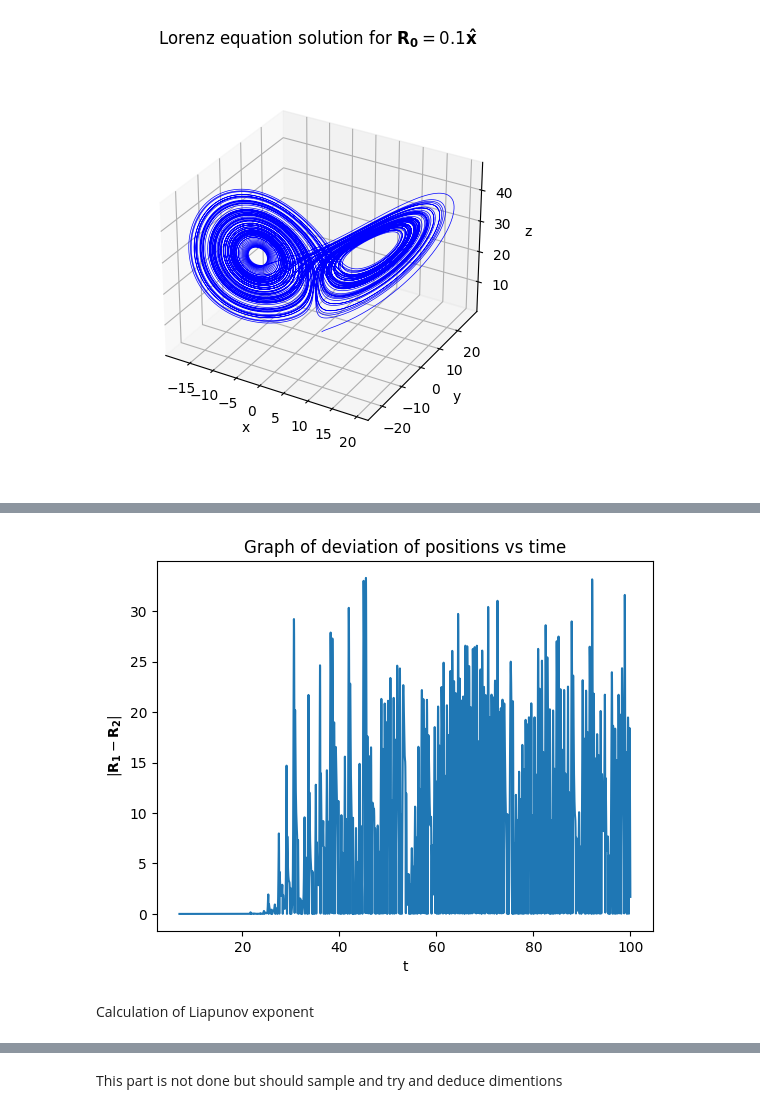
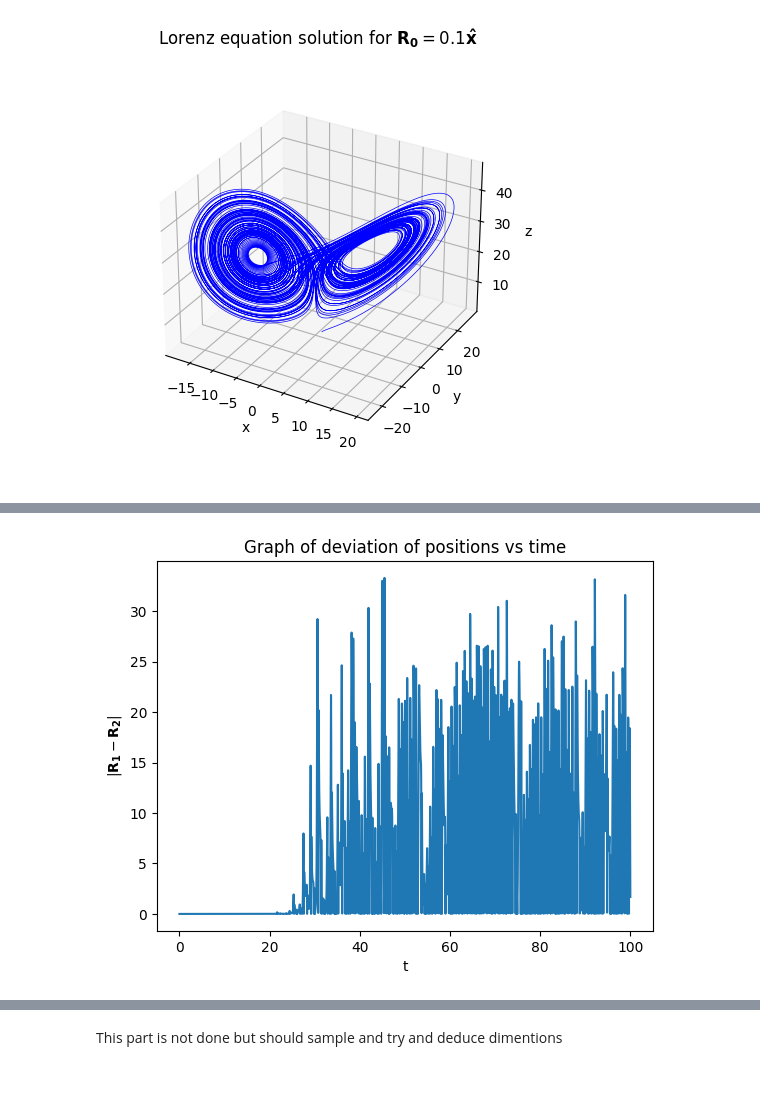
Before and after one commit to Williame33445/physics-projects, a Jupyter notebook: chaos-simulations/lorenz-eq.ipynb, the cells around one changed output, grey strips where cells are left out. Saved outputs shown, nothing was run; the diff lists cells and outputs as text; code cells hidden in the pictures; blank space fills up the shorter version.

```diff
--- a/chaos-simulations/lorenz-eq.ipynb
+++ b/chaos-simulations/lorenz-eq.ipynb
@@ -92,17 +110,11 @@ t2,R2 = simulateLorenz(np.array([1+delta,1,1]))
 deviationList = [np.linalg.norm(R1[i][2]-R2[i][2]) for i in range(len(R1))]
 # %%
 
-#plots deviation, taking into account the time taken to get to butterfly
-
-deviationList = deviationList[7000:]
-T = t1[7000:]
-
-plt.plot(T,deviationList)
+#plots deviation
+plt.plot(t1,deviationList)
 plt.xlabel("t")
 plt.ylabel(r'$|\mathbf{R_1} - \mathbf{R_2}|$')
 plt.title("Graph of deviation of positions vs time")
 plt.show()
 # %% [output]
-[figure, old version]
+[figure, new version]
-# %% [markdown]
-Calculation of Liapunov exponent
```
Also changed, not shown: parts of 17 cells of this notebook.
